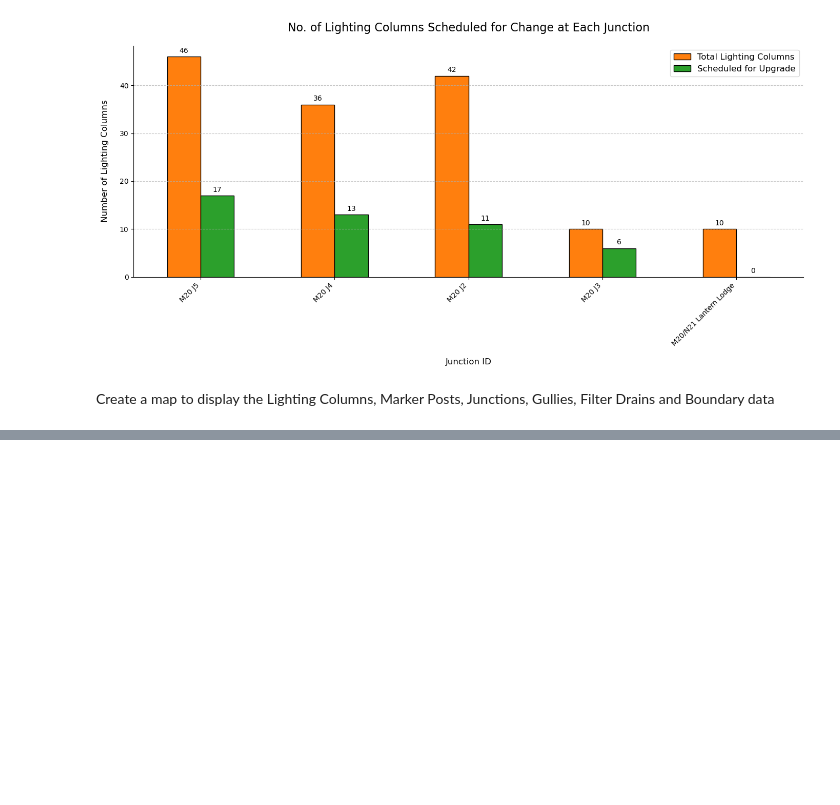
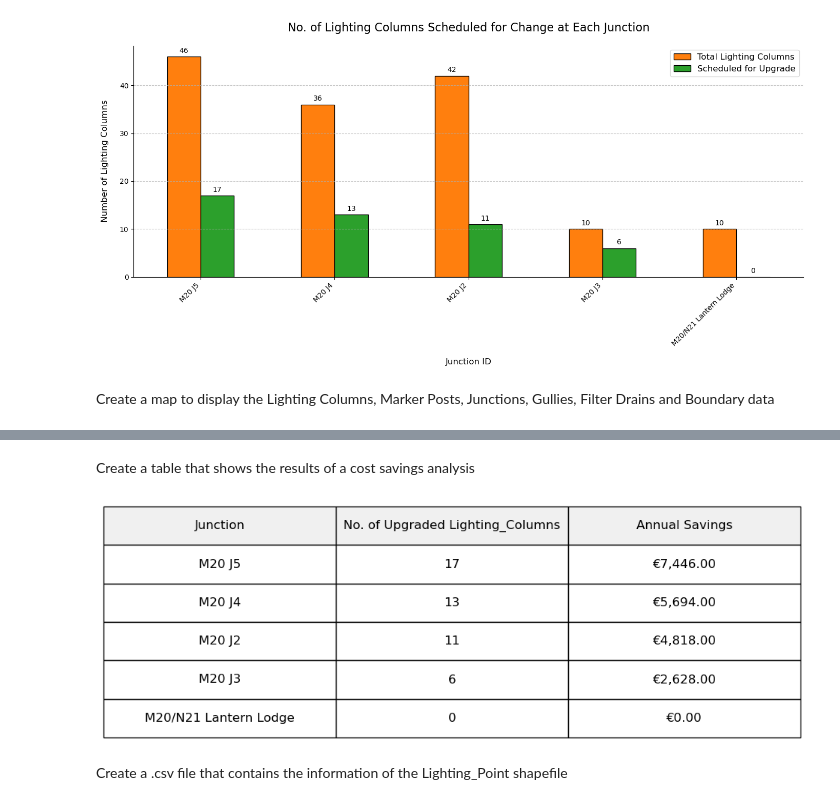
Before and after one commit to RoyCoates/EGM722Project, a Jupyter notebook: EGM722Project.ipynb, the cells around one changed output, grey strips where cells are left out. Cells and saved outputs as stored; diff of their text form; code cells hidden in the pictures; blank space fills up the shorter version.

Commit message:
Updated the EGM722Project.ipynb & EGM722Projec.py
Added a cost saving analysis to the EGM722Project.ipynb & EGM722Projec.py files
Added code to produce a csv file from the Lighting_Point Shapefile

```diff
--- a/EGM722Project.ipynb
+++ b/EGM722Project.ipynb
@@ -105,6 +106,12 @@ def create_bar_chart(lighting_data: gpd.GeoDataFrame, top_n: int = 10) -> None:
     plt.tight_layout()
     plt.show()
 
+# To run the code
+if __name__ == "__main__":
+    # Load and prepare data
+    raw_data = load_geospatial_data()
+    wgs84_data = convert_to_wgs84(*raw_data)
+    MarkerPosts, Filter_Drains, Gully, Junctions, Lighting_Column, Boundary = wgs84_data
 # Create and display bar chart
 create_bar_chart(Lighting_Column)
 # %% [output]
@@ -376,3 +383,59 @@ folium.LayerControl().add_to(m)
 m  # Display map
 # %% [output]
 [interactive output not drawn]
+# %% [markdown]
+Create a table that shows the results of a cost savings analysis
+# %%
+def create_savings_table(lighting_data: gpd.GeoDataFrame, top_n: int = 10) -> None:
+    """Generates the Lighting Column Upgrade Projected Savings table."""
+    # Constants for savings calculation
+    SAVINGS_PER_LAMP_PER_HOUR = 0.15  # cents
+    HOURS_PER_DAY = 8
+    DAYS_PER_YEAR = 365
+
+    # Process data and calculate savings
+    junction_counts = lighting_data.groupby('Junction').agg(
+        Total_Lamps=('Unique_Ass', 'count'),
+        Lamps_to_Change=('ScheduledF', lambda x: (x == 'Yes').sum())
+    ).reset_index().sort_values('Lamps_to_Change', ascending=False)
+
+    # Calculate annual savings in euros
+    junction_counts['Annual_Savings'] = (
+        junction_counts['Lamps_to_Change'] *
+        SAVINGS_PER_LAMP_PER_HOUR *
+        HOURS_PER_DAY *
+        DAYS_PER_YEAR
+    )
+
+    # Prepare table data
+    table_data = junction_counts[['Junction', 'Lamps_to_Change', 'Annual_Savings']].head(top_n)
+    table_data['Annual_Savings'] = table_data['Annual_Savings'].round(2).apply(lambda x: f'€{x:,.2f}')
+
+    # Create figure with just the table
+    fig, ax = plt.subplots(figsize=(12, 4))
+    ax.axis('off')  # Hide axes
+
+
+    # To create the table
+    table = plt.table(
+        cellText=table_data.values,
+        colLabels=['Junction', 'No. of Upgraded Lighting_Columns', 'Annual Savings'],
+        colColours=['#f0f0f0', '#f0f0f0', '#f0f0f0'],
+        cellLoc='center',
+        loc='center',
+        bbox=[0, 0, 1, 1]  # Fill available space
+    )
+
+    # Style table
+    table.auto_set_font_size(False)
+    table.set_fontsize(12)
+    table.scale(1.2, 1.2)
+
+    plt.show()
+
+# Generate the table
+create_savings_table(Lighting_Column)
+# %% [output]
+[figure, added]
+# %% [markdown]
+Create a .csv file that contains the information of the Lighting_Point shapefile
```
Also changed, not shown: parts of 4 cells of this notebook, 3 other files.
